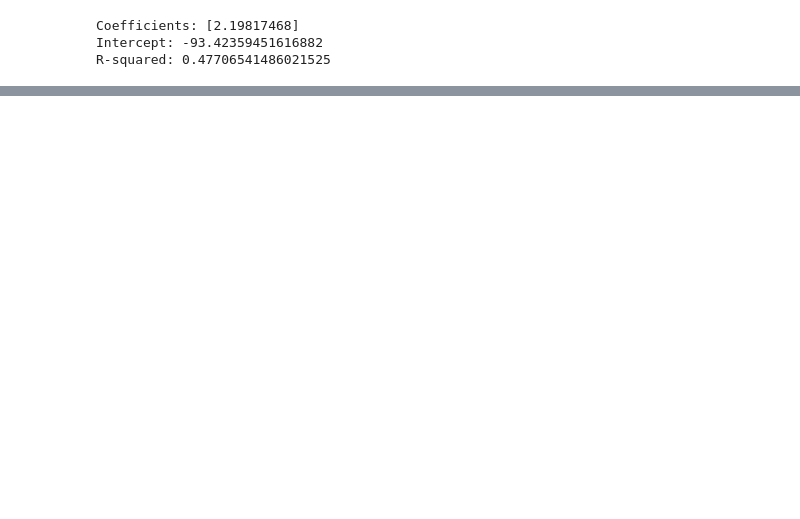
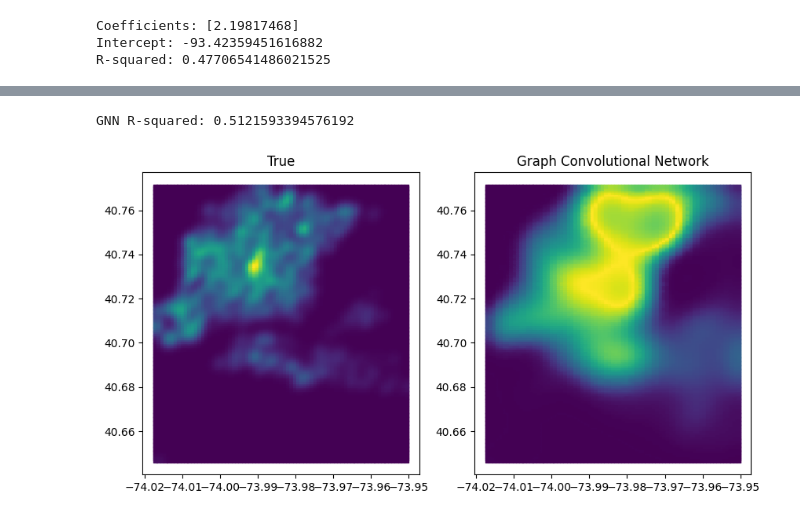
Before and after one commit to ColeDixon78/ML-Projects, a Jupyter notebook: Bike_share_project/NYC_biking.ipynb, the cells around one changed output, grey strips where cells are left out. Saved outputs shown, nothing was run; the diff lists cells and outputs as text; code cells hidden in the pictures; blank space fills up the shorter version.

```diff
--- a/Bike_share_project/NYC_biking.ipynb
+++ b/Bike_share_project/NYC_biking.ipynb
@@ -401,8 +387,8 @@ c = torch.tensor(np.stack([grid_gdf.geometry.x.values.reshape(-1),grid_gdf.geome
 X = torch.tensor(X)
 y = torch.tensor(y)
 
-y = F.normalize(y,dim=0)
-X = F.normalize(X,dim=1)
+#y = F.normalize(y,dim=0)
+#X = F.normalize(X,dim=1)
 
 k = 5
 edge_index = knn_graph(c, k=k, loop=False) #represent our data as a graph with edges between nearby points.
@@ -440,9 +430,9 @@ lr = 1e-3
 n_epochs = 10000
 print_freq = 1000
 
-model = GCN(num_features_in=3, num_features_out=1, hidden_dim=32, dropout=False)
+model_gcn = GCN(num_features_in=1, num_features_out=1, hidden_dim=32, dropout=False)
 loss_fun = nn.MSELoss()
-optimizer = torch.optim.AdamW(model.parameters(), lr=lr)
+optimizer = torch.optim.AdamW(model_gcn.parameters(), lr=lr)
 
 if 'range' in globals(): #Delete range from earlier
   del range
@@ -450,8 +440,8 @@ if 'range' in globals(): #Delete range from earlier
 it_counts = 0
 for epoch in range(n_epochs):
   it_counts += 1
-  model.train()
-  out = model(graph_data.x.float(), graph_data.edge_index)
+  model_gcn.train()
+  out = model_gcn(graph_data.x.float(), graph_data.edge_index)
   optimizer.zero_grad()
   loss = loss_fun(graph_data.y.float().reshape(-1), out.reshape(-1))
   loss.backward()
@@ -461,9 +462,19 @@ for epoch in range(n_epochs):
 # %%
 from sklearn.metrics import r2_score
 
 with torch.no_grad():
-  model.eval()
-  y_pred_gnn = model(graph_data.x.float(), graph_data.edge_index)
+  model_gcn.eval()
+  y_pred_gnn = model_gcn(graph_data.x.float(), graph_data.edge_index)
 
 gnn_r2 = r2_score(graph_data.y, y_pred_gnn)
 print("GNN R-squared:", gnn_r2)
+
+fig, ax = plt.subplots(1,2, figsize=(10, 5))
+ax[0].scatter(c[:,0], c[:,1], c=y.reshape(-1), cmap='viridis',marker="s",s=10)
+ax[0].set_title('True')
+ax[1].scatter(c[:,0], c[:,1], c=y_pred_gnn.reshape(-1), cmap='viridis',marker="s",s=10)
+ax[1].set_title('Graph Convolutional Network')
+plt.show()
+# %% [output]
+GNN R-squared: 0.5121593394576192
+[figure, added]
```
Also changed, not shown: parts of 9 cells of this notebook, 1 other file.
